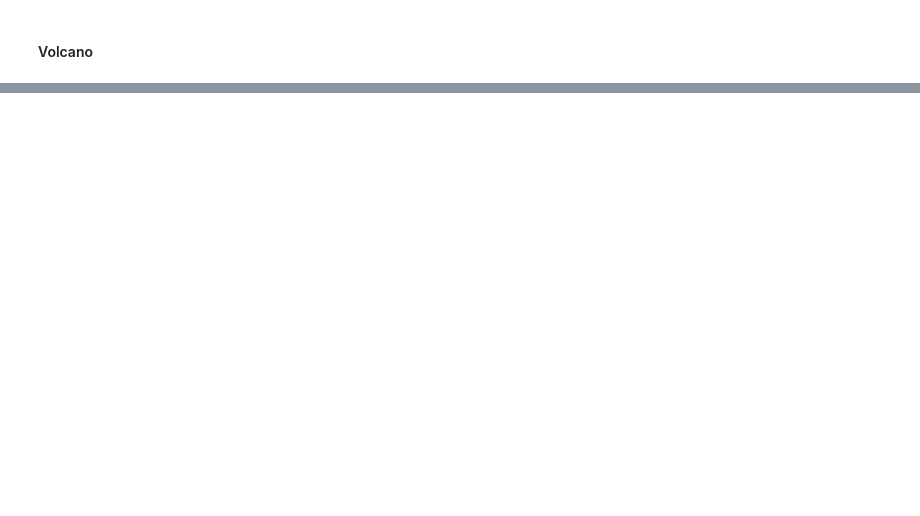
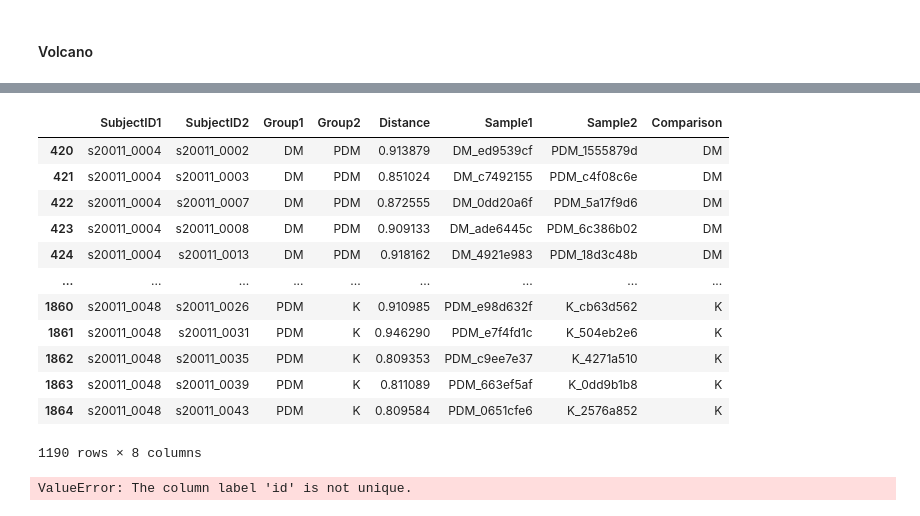
Before and after one commit to ErikaKvalem/Effenberger-Diabetes, a Jupyter notebook: 02-scripts/parse.ipynb, the cells around one changed output, grey strips where cells are left out. Cells and saved outputs as stored; diff of their text form; code cells hidden in the pictures; blank space fills up the shorter version.

```diff
--- a/02-scripts/parse.ipynb
+++ b/02-scripts/parse.ipynb
@@ -495,0 +785,16 @@ plt.show()
+# %%
+df_sub
+# %% [output]
+|  | SubjectID1 | SubjectID2 | Group1 | Group2 | Distance | Sample1 | Sample2 | Comparison |
+| 420 | s20011_0004 | s20011_0002 | DM | PDM | 0.913879 | DM_ed9539cf | PDM_1555879d | DM |
+| 421 | s20011_0004 | s20011_0003 | DM | PDM | 0.851024 | DM_c7492155 | PDM_c4f08c6e | DM |
+| 422 | s20011_0004 | s20011_0007 | DM | PDM | 0.872555 | DM_0dd20a6f | PDM_5a17f9d6 | DM |
+| 423 | s20011_0004 | s20011_0008 | DM | PDM | 0.909133 | DM_ade6445c | PDM_6c386b02 | DM |
+| 424 | s20011_0004 | s20011_0013 | DM | PDM | 0.918162 | DM_4921e983 | PDM_18d3c48b | DM |
+| ... | ... | ... | ... | ... | ... | ... | ... | ... |
+| 1860 | s20011_0048 | s20011_0026 | PDM | K | 0.910985 | PDM_e98d632f | K_cb63d562 | K |
+| 1861 | s20011_0048 | s20011_0031 | PDM | K | 0.946290 | PDM_e7f4fd1c | K_504eb2e6 | K |
+| 1862 | s20011_0048 | s20011_0035 | PDM | K | 0.809353 | PDM_c9ee7e37 | K_4271a510 | K |
+| 1863 | s20011_0048 | s20011_0039 | PDM | K | 0.811089 | PDM_663ef5af | K_0dd9b1b8 | K |
+| 1864 | s20011_0048 | s20011_0043 | PDM | K | 0.809584 | PDM_0651cfe6 | K_2576a852 | K |
+1190 rows × 8 columns
@@ -495,0 +937,6 @@ plt.show()
+# %%
+# Reset index to join with metadata
+pcoa_df = pcoa_df.reset_index().rename(columns={"index": "id"})
+pcoa_df = pcoa_df.merge(metadata[["id", "Type"]], on="id", how="left")
+# %% [output]
+ValueError: The column label 'id' is not unique.
```
Also changed, not shown: parts of 85 cells of this notebook, 1 other file.
